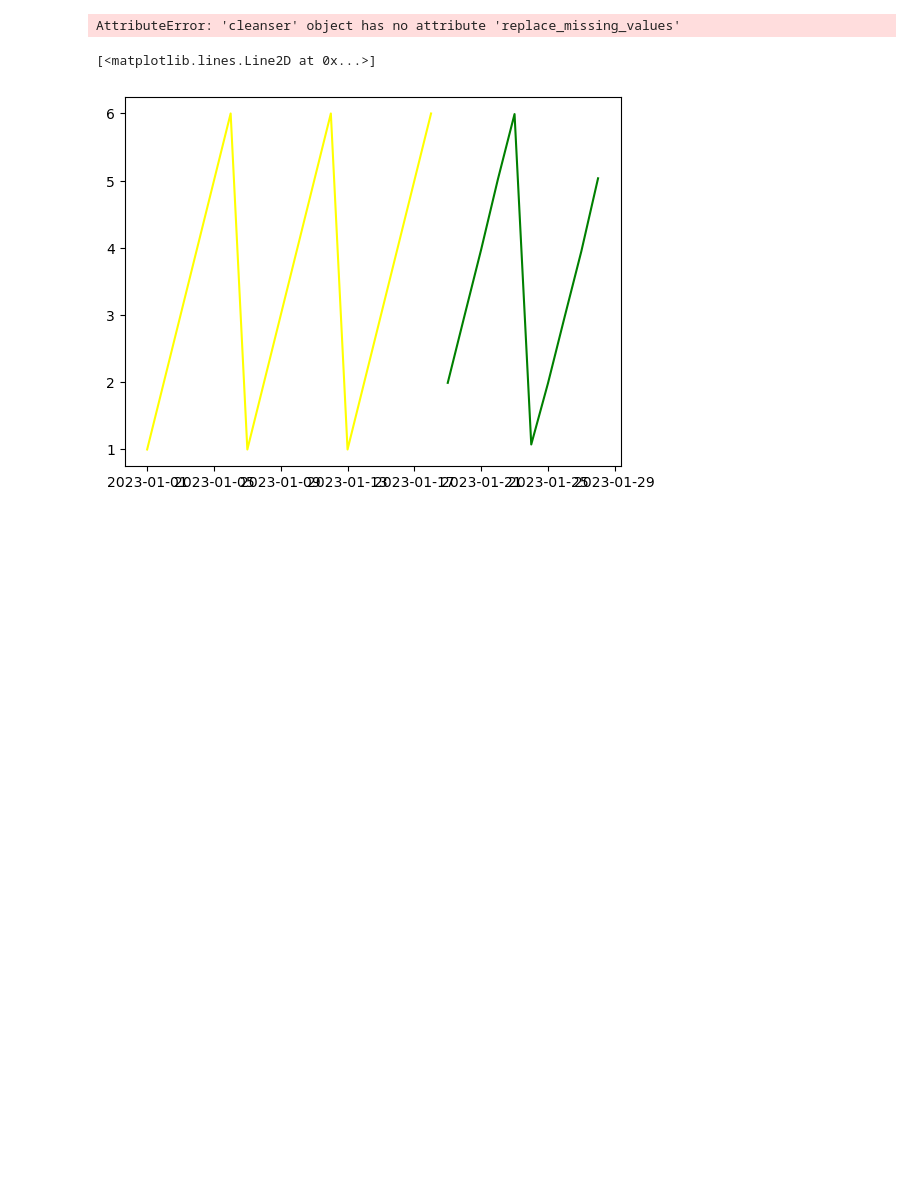
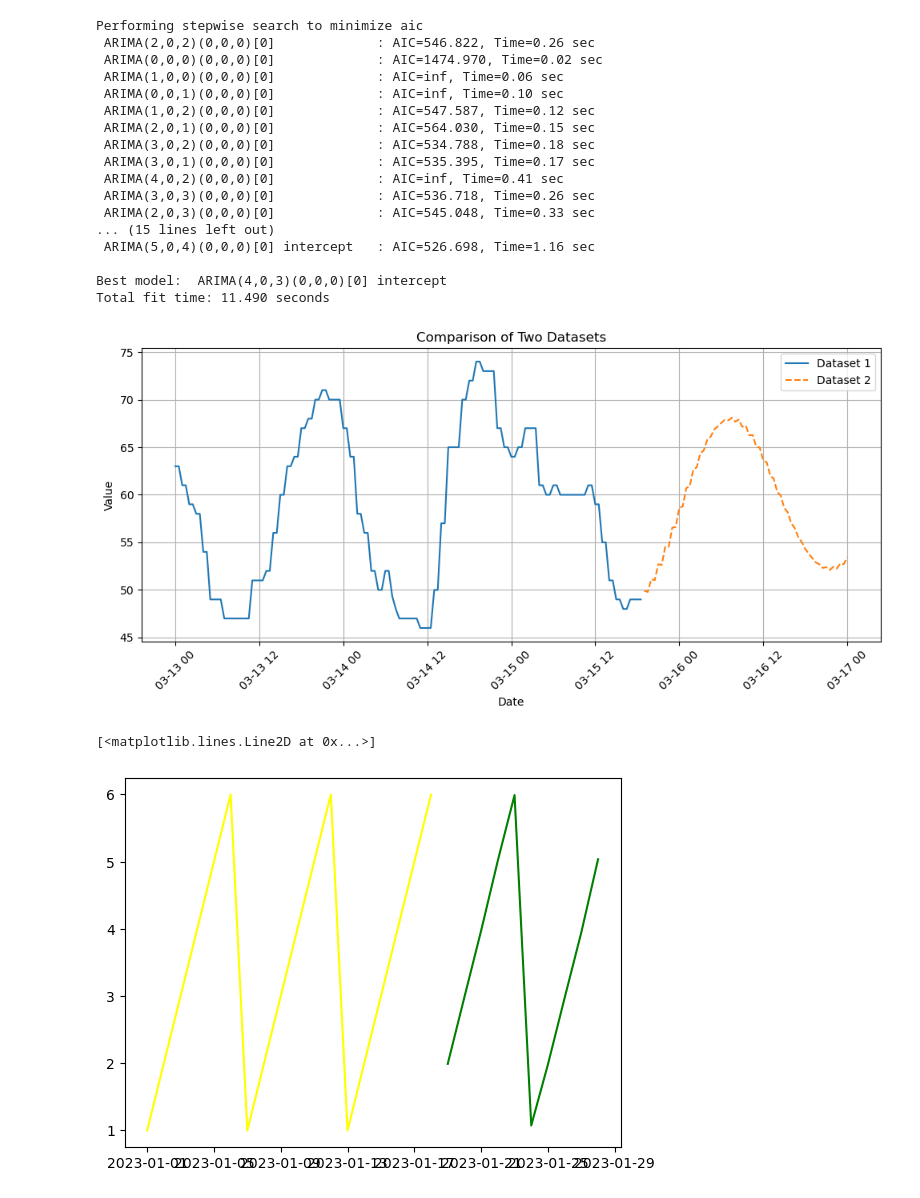
Before and after one commit to Birdbh/Engicoders, a Jupyter notebook: src/tes.ipynb, the cells around one changed output. Drawn from its saved outputs; the diff is of its cells as text; code cells hidden in the pictures; blank space fills up the shorter version.

```diff
--- a/src/tes.ipynb
+++ b/src/tes.ipynb
@@ -48,7 +48,7 @@ class DataPrediction:
 
         predictions = self.model.forecast(steps=len(self.X_future))
 
-        print(predictions)
+        self.forcasted_values = predictions.to_list()
 
     def train_model(self):
 
@@ -61,55 +61,80 @@ class DataPrediction:
         model = ARIMA(df, order=best_order)
         fitted_model = model.fit()
 
         self.model = fitted_model
 
     def convert_prediction_to_dict(self):
         self.forcasted_values = dict(zip(self.X_future, self.forcasted_values))
 
 
 time_series = DataGeneration(9, 30, 1, '2024-03-13 00:00:00').get_time_series()
 
 sensor = Sensor(1, 'Temperature Sensor', 'A sensor that measures temperature', 'float', time_series)
 
 cleansed = cleanser(sensor, 1)
 
-cleansed.replace_missing_values()
-cleansed.set_data_types_to_float()
+data = cleansed.replace_missing_values()
+
+for key, new_value in zip(cleansed.sensor.value.keys(), data):
+    cleansed.sensor.value[key] = new_value
+
+data = cleansed.set_data_types_to_float()
+
+for key, new_value in zip(cleansed.sensor.value.keys(), data):
+    cleansed.sensor.value[key] = new_value
 
 predict = DataPrediction(sensor, dt.datetime(2024, 3, 17, 0, 0, 0), 'linear_regression')
 
 predict.set_prediction_timeframe()
 predict.train_model()
 predict.predict()
+predict.convert_prediction_to_dict()
 
-# dates1 = list(sensor.value.keys())
-# dates2 = list(predict.forcasted_values.keys())
+dates1 = list(sensor.value.keys())
+dates2 = list(predict.forcasted_values.keys())
 
-# values1 = list(sensor.value.values())
+values1 = list(sensor.value.values())
 
-# for i in range(0,len(values1)):
-#     if values1[i] == None:
-#         values1[i] = (float(values1[i-1])+float(values1[i+1]))/2
+for i in range(0,len(values1)):
+    if values1[i] == None:
+        values1[i] = (float(values1[i-1])+float(values1[i+1]))/2
 
-# values2 = list(predict.forcasted_values.values())
+values2 = list(predict.forcasted_values.values())
 
 
-# plt.figure(figsize=(10, 5))  # Adjust the figure size as needed
-# plt.plot(dates1, values1, label='Dataset 1')  # Plot the first dataset
-# plt.plot(dates2, values2, label='Dataset 2', linestyle='--')  # Plot the second dataset with a different style
+plt.figure(figsize=(10, 5))  # Adjust the figure size as needed
+plt.plot(dates1, values1, label='Dataset 1')  # Plot the first dataset
+plt.plot(dates2, values2, label='Dataset 2', linestyle='--')  # Plot the second dataset with a different style
 
-# # Formatting the plot
-# plt.xlabel('Date')  # Set x-axis label
-# plt.ylabel('Value')  # Set y-axis label
-# plt.title('Comparison of Two Datasets')  # Set title
-# plt.legend()  # Show legend to differentiate the datasets
-# plt.grid(True)  # Show grid for better readability
-# plt.xticks(rotation=45)  # Rotate dates for better readability
-# plt.tight_layout()  # Adjust layout to make room for the rotated date labels
+# Formatting the plot
+plt.xlabel('Date')  # Set x-axis label
+plt.ylabel('Value')  # Set y-axis label
+plt.title('Comparison of Two Datasets')  # Set title
+plt.legend()  # Show legend to differentiate the datasets
+plt.grid(True)  # Show grid for better readability
+plt.xticks(rotation=45)  # Rotate dates for better readability
+plt.tight_layout()  # Adjust layout to make room for the rotated date labels
 
-# plt.show()
+plt.show()
 # %% [output]
-AttributeError: 'cleanser' object has no attribute 'replace_missing_values'
+Performing stepwise search to minimize aic
+ ARIMA(2,0,2)(0,0,0)[0]             : AIC=546.822, Time=0.26 sec
+ ARIMA(0,0,0)(0,0,0)[0]             : AIC=1474.970, Time=0.02 sec
+ ARIMA(1,0,0)(0,0,0)[0]             : AIC=inf, Time=0.06 sec
+ ARIMA(0,0,1)(0,0,0)[0]             : AIC=inf, Time=0.10 sec
+ ARIMA(1,0,2)(0,0,0)[0]             : AIC=547.587, Time=0.12 sec
+ ARIMA(2,0,1)(0,0,0)[0]             : AIC=564.030, Time=0.15 sec
+ ARIMA(3,0,2)(0,0,0)[0]             : AIC=534.788, Time=0.18 sec
+ ARIMA(3,0,1)(0,0,0)[0]             : AIC=535.395, Time=0.17 sec
+ ARIMA(4,0,2)(0,0,0)[0]             : AIC=inf, Time=0.41 sec
+ ARIMA(3,0,3)(0,0,0)[0]             : AIC=536.718, Time=0.26 sec
+ ARIMA(2,0,3)(0,0,0)[0]             : AIC=545.048, Time=0.33 sec
+... (15 lines left out)
+ ARIMA(5,0,4)(0,0,0)[0] intercept   : AIC=526.698, Time=1.16 sec
+
+Best model:  ARIMA(4,0,3)(0,0,0)[0] intercept
+Total fit time: 11.490 seconds
+[figure, added]
 # %%
 from statsmodels.tsa.statespace.sarimax import SARIMAX
 import matplotlib.pyplot as plt
```
Also changed, not shown: 1 other file.
